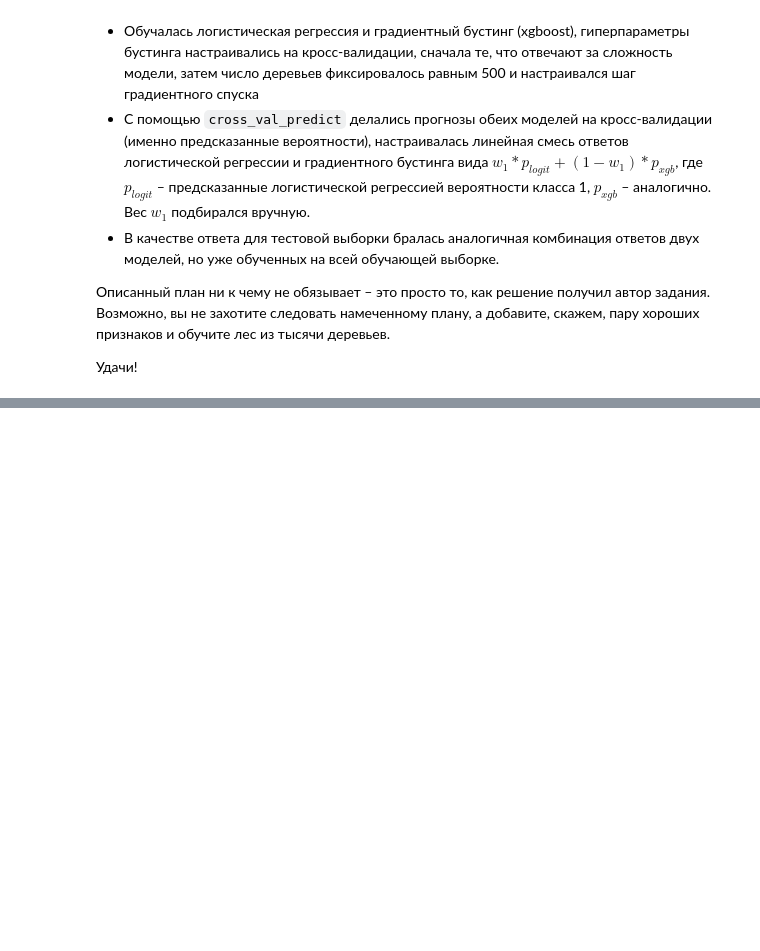
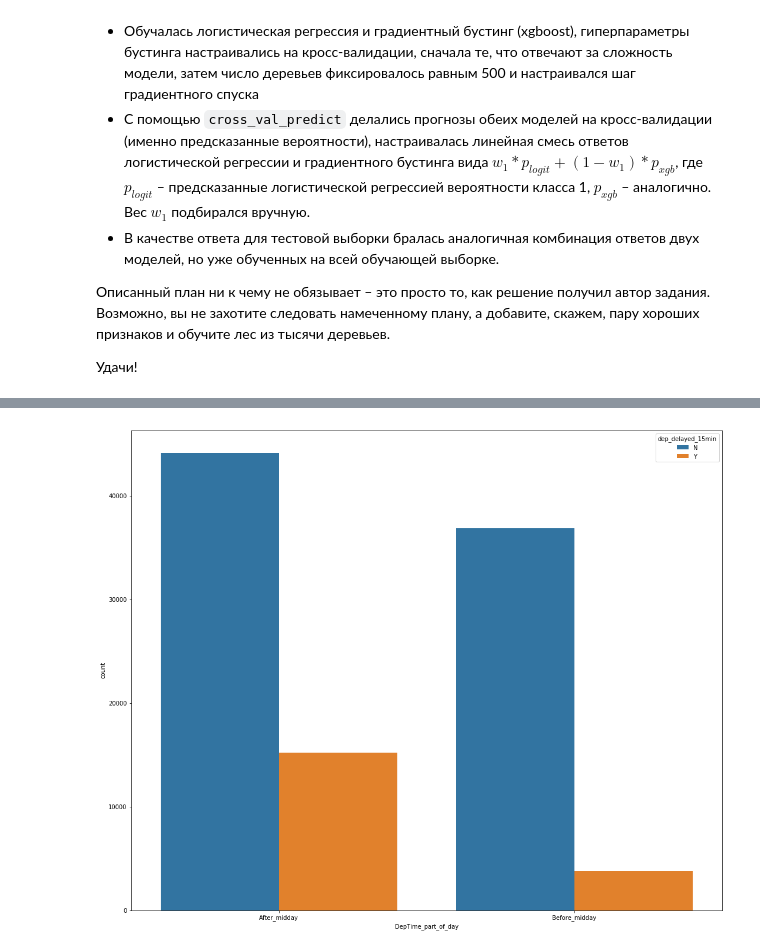
Before and after one commit to maxsaprykin/MLClass, a Jupyter notebook: hw10/hw10_session3_flight_delays_kaggle.ipynb, the cells around one changed output, grey strips where cells are left out. Cells and saved outputs as stored; diff of their text form; code cells hidden in the pictures; blank space fills up the shorter version.

```diff
--- a/hw10/hw10_session3_flight_delays_kaggle.ipynb
+++ b/hw10/hw10_session3_flight_delays_kaggle.ipynb
@@ -86,0 +213,12 @@ pd.Series(logit_test_pred, name='dep_delayed_15min').to_csv('logit_2feat.csv', i
+# %%
+%%time
+rows_list = []
+for index, row in train.iterrows():
+    if (row['DepTime'] <= 1200):
+        row['DepTime_part_of_day'] = 'Before_midday'
+    elif (row['DepTime'] > 1200):
+        row['DepTime_part_of_day'] = 'After_midday'
+    rows_list.append(row)
+temp_full_df = pd.DataFrame(rows_list)
+temp_full_df.head()
+train = temp_full_df
@@ -86,0 +227,4 @@ pd.Series(logit_test_pred, name='dep_delayed_15min').to_csv('logit_2feat.csv', i
+# %%
+sns.countplot(x='DepTime_part_of_day', hue='dep_delayed_15min', data=train);
+# %% [output]
+[figure, added]
```
Also changed, not shown: parts of 18 cells of this notebook.
